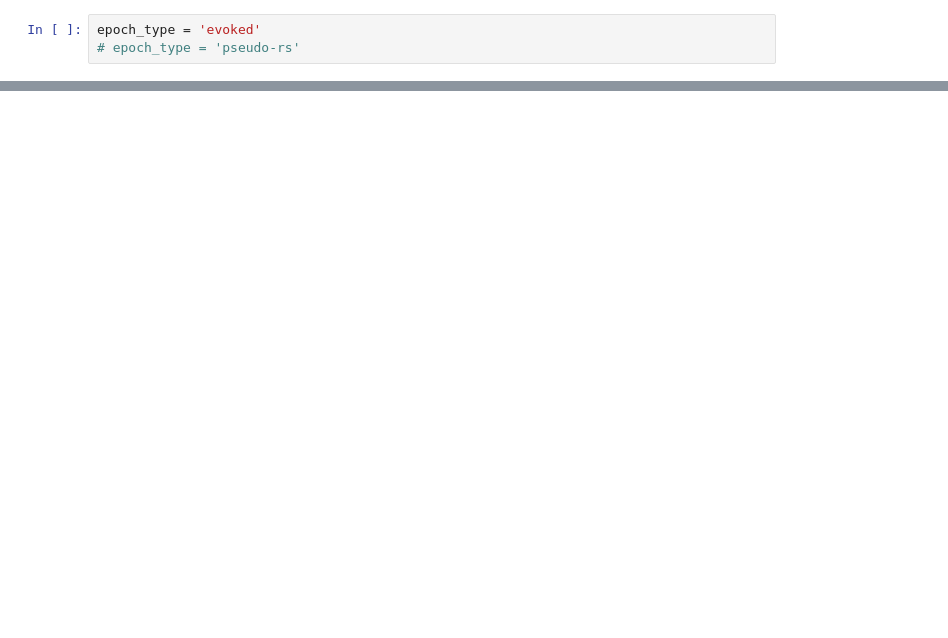
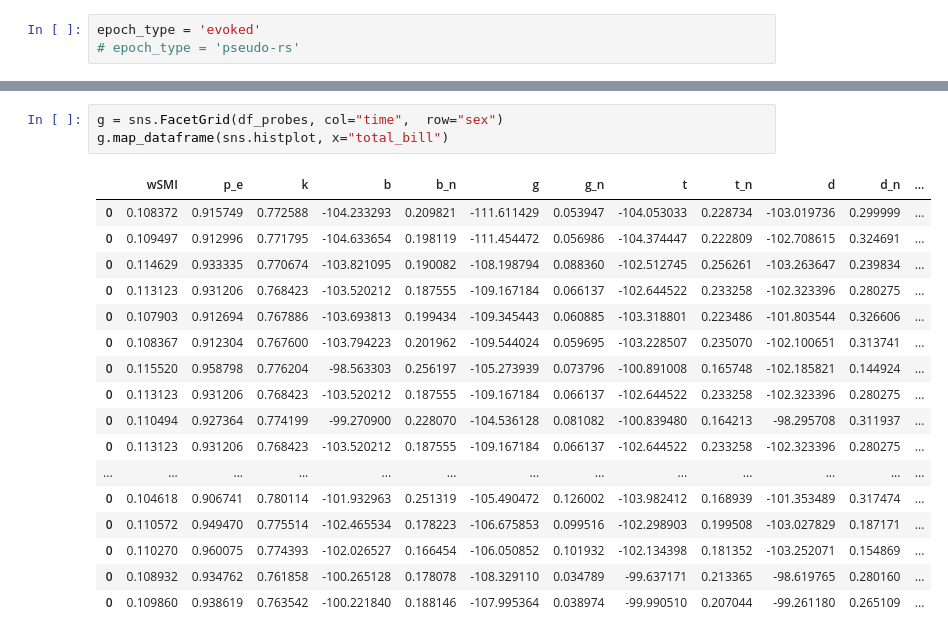
Before and after one commit to Nicobruno92/mw_markers_project, a Jupyter notebook: Untitled.ipynb, the cells around one changed output, grey strips where cells are left out. Saved outputs shown, nothing was run; the diff lists cells and outputs as text; blank space fills up the shorter version.

```diff
--- a/Untitled.ipynb
+++ b/Untitled.ipynb
@@ -21,0 +55,21 @@ IndexError: only integers, slices (`:`), ellipsis (`...`), numpy.newaxis (`None`
+# %%
+g = sns.FacetGrid(df_probes, col="time",  row="sex")
+g.map_dataframe(sns.histplot, x="total_bill")
+# %% [output]
+|  | wSMI | p_e | k | b | b_n | g | g_n | t | t_n | d | d_n | ... |
+| 0 | 0.108372 | 0.915749 | 0.772588 | -104.233293 | 0.209821 | -111.611429 | 0.053947 | -104.053033 | 0.228734 | -103.019736 | 0.299999 | ... |
+| 0 | 0.109497 | 0.912996 | 0.771795 | -104.633654 | 0.198119 | -111.454472 | 0.056986 | -104.374447 | 0.222809 | -102.708615 | 0.324691 | ... |
+| 0 | 0.114629 | 0.933335 | 0.770674 | -103.821095 | 0.190082 | -108.198794 | 0.088360 | -102.512745 | 0.256261 | -103.263647 | 0.239834 | ... |
+| 0 | 0.113123 | 0.931206 | 0.768423 | -103.520212 | 0.187555 | -109.167184 | 0.066137 | -102.644522 | 0.233258 | -102.323396 | 0.280275 | ... |
+| 0 | 0.107903 | 0.912694 | 0.767886 | -103.693813 | 0.199434 | -109.345443 | 0.060885 | -103.318801 | 0.223486 | -101.803544 | 0.326606 | ... |
+| 0 | 0.108367 | 0.912304 | 0.767600 | -103.794223 | 0.201962 | -109.544024 | 0.059695 | -103.228507 | 0.235070 | -102.100651 | 0.313741 | ... |
+| 0 | 0.115520 | 0.958798 | 0.776204 | -98.563303 | 0.256197 | -105.273939 | 0.073796 | -100.891008 | 0.165748 | -102.185821 | 0.144924 | ... |
+| 0 | 0.113123 | 0.931206 | 0.768423 | -103.520212 | 0.187555 | -109.167184 | 0.066137 | -102.644522 | 0.233258 | -102.323396 | 0.280275 | ... |
+| 0 | 0.110494 | 0.927364 | 0.774199 | -99.270900 | 0.228070 | -104.536128 | 0.081082 | -100.839480 | 0.164213 | -98.295708 | 0.311937 | ... |
+| 0 | 0.113123 | 0.931206 | 0.768423 | -103.520212 | 0.187555 | -109.167184 | 0.066137 | -102.644522 | 0.233258 | -102.323396 | 0.280275 | ... |
+| ... | ... | ... | ... | ... | ... | ... | ... | ... | ... | ... | ... | ... |
+| 0 | 0.104618 | 0.906741 | 0.780114 | -101.932963 | 0.251319 | -105.490472 | 0.126002 | -103.982412 | 0.168939 | -101.353489 | 0.317474 | ... |
+| 0 | 0.110572 | 0.949470 | 0.775514 | -102.465534 | 0.178223 | -106.675853 | 0.099516 | -102.298903 | 0.199508 | -103.027829 | 0.187171 | ... |
+| 0 | 0.110270 | 0.960075 | 0.774393 | -102.026527 | 0.166454 | -106.050852 | 0.101932 | -102.134398 | 0.181352 | -103.252071 | 0.154869 | ... |
+| 0 | 0.108932 | 0.934762 | 0.761858 | -100.265128 | 0.178078 | -108.329110 | 0.034789 | -99.637171 | 0.213365 | -98.619765 | 0.280160 | ... |
+| 0 | 0.109860 | 0.938619 | 0.763542 | -100.221840 | 0.188146 | -107.995364 | 0.038974 | -99.990510 | 0.207044 | -99.261180 | 0.265109 | ... |
```
Also changed, not shown: parts of 5 cells of this notebook, 1 other file.
